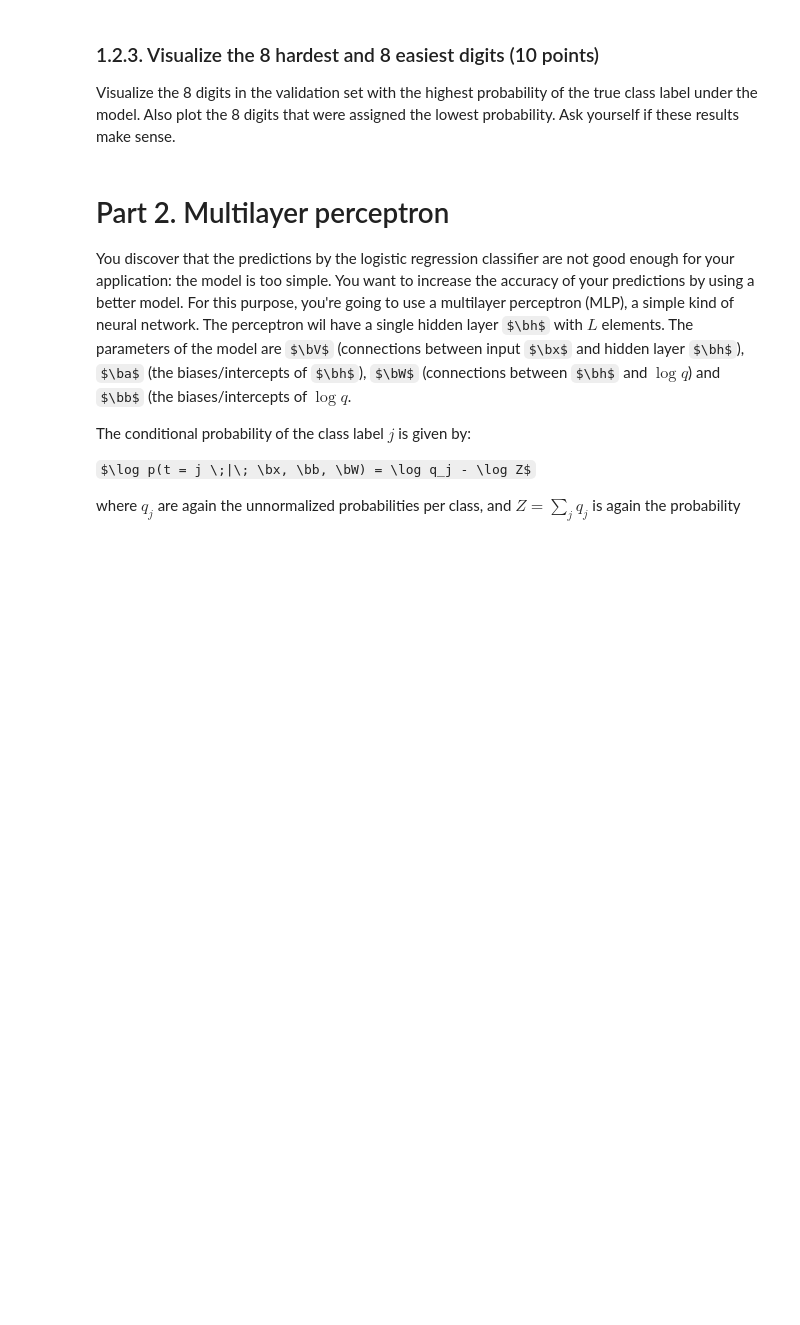
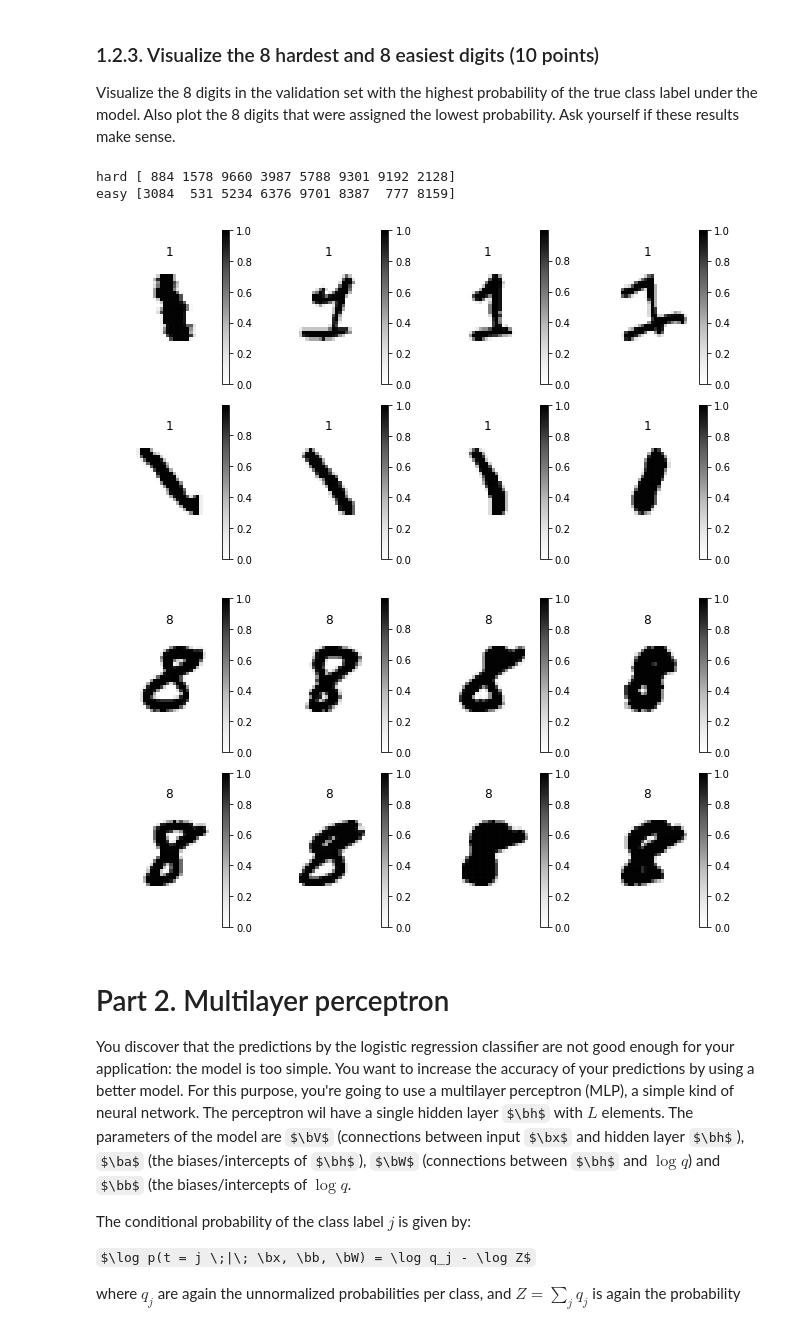
Before and after one commit to ArendvD/ML1, a Jupyter notebook: Lab2/lab2.ipynb, the cells around one changed output. Cells and saved outputs as stored; diff of their text form; code cells hidden in the pictures; some formulas as TeX source; blank space fills up the shorter version.

```diff
--- a/Lab2/lab2.ipynb
+++ b/Lab2/lab2.ipynb
@@ -430,3 +426,23 @@ raise NotImplementedError()
+# %%
+logps = []
+for i in range(x_valid.shape[0]):
+    logp_valid, _, _ = logreg_gradient(x_valid[i], t_valid[i], w, b)
+    logps.append(logp_valid)
+
+indices = numpy.argsort(logps)
+hardest_digits_indices = indices[:8]
+easiest_digits_indices = indices[-8:]
+print("hard", hardest_digits_indices)
+print("easy", easiest_digits_indices)
+
+
+plot_digits(x_valid[hardest_digits_indices], num_cols=4, targets=t_valid[hardest_digits_indices])
+plot_digits(x_valid[easiest_digits_indices], num_cols=4, targets=t_valid[easiest_digits_indices])
+# %% [output]
+hard [ 884 1578 9660 3987 5788 9301 9192 2128]
+easy [3084  531 5234 6376 9701 8387  777 8159]
+[figure, added]
+[figure, added]
 # %% [markdown]
 # Part 2. Multilayer perceptron
 
```
Also changed, not shown: parts of 12 cells of this notebook.
